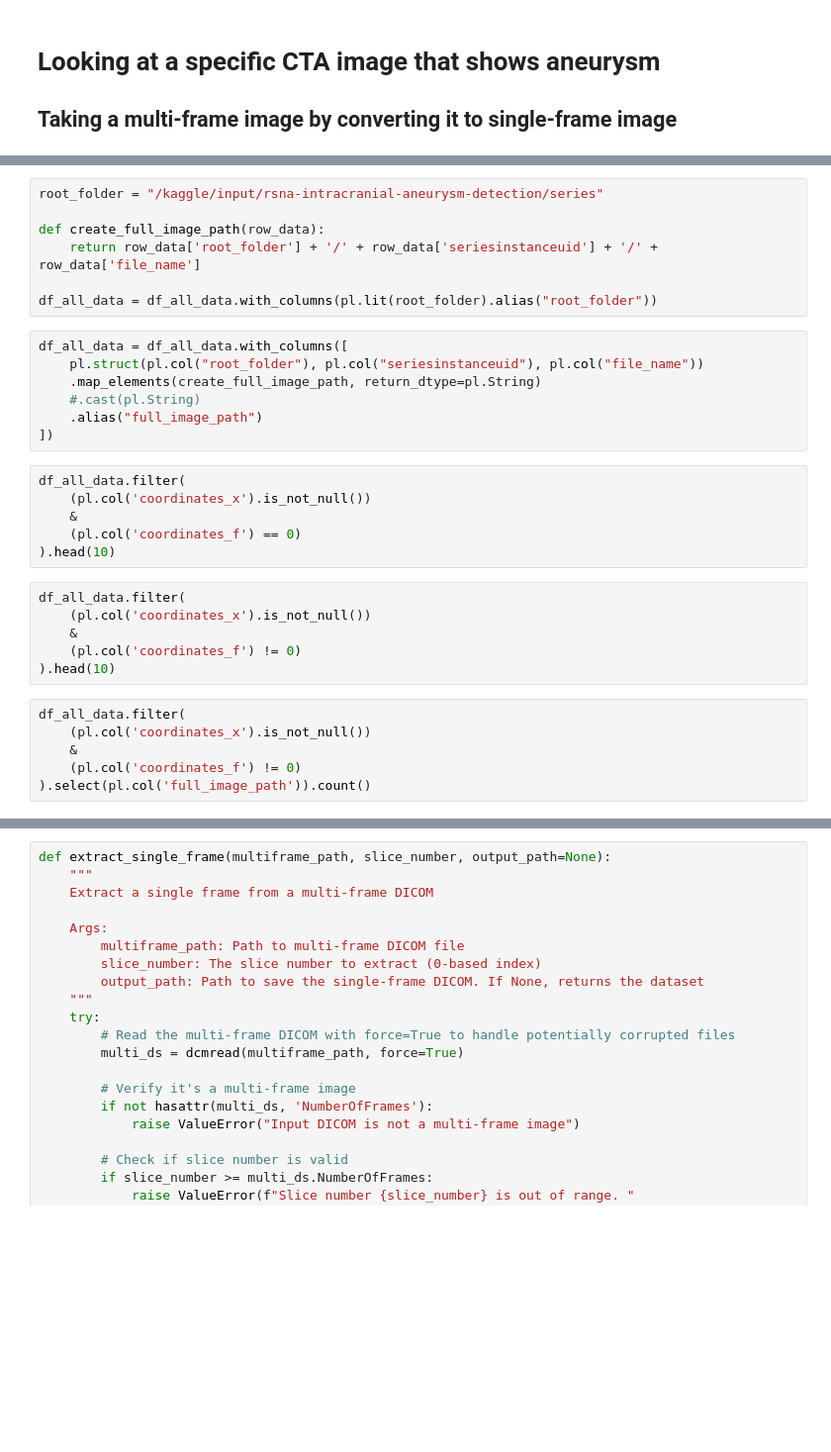
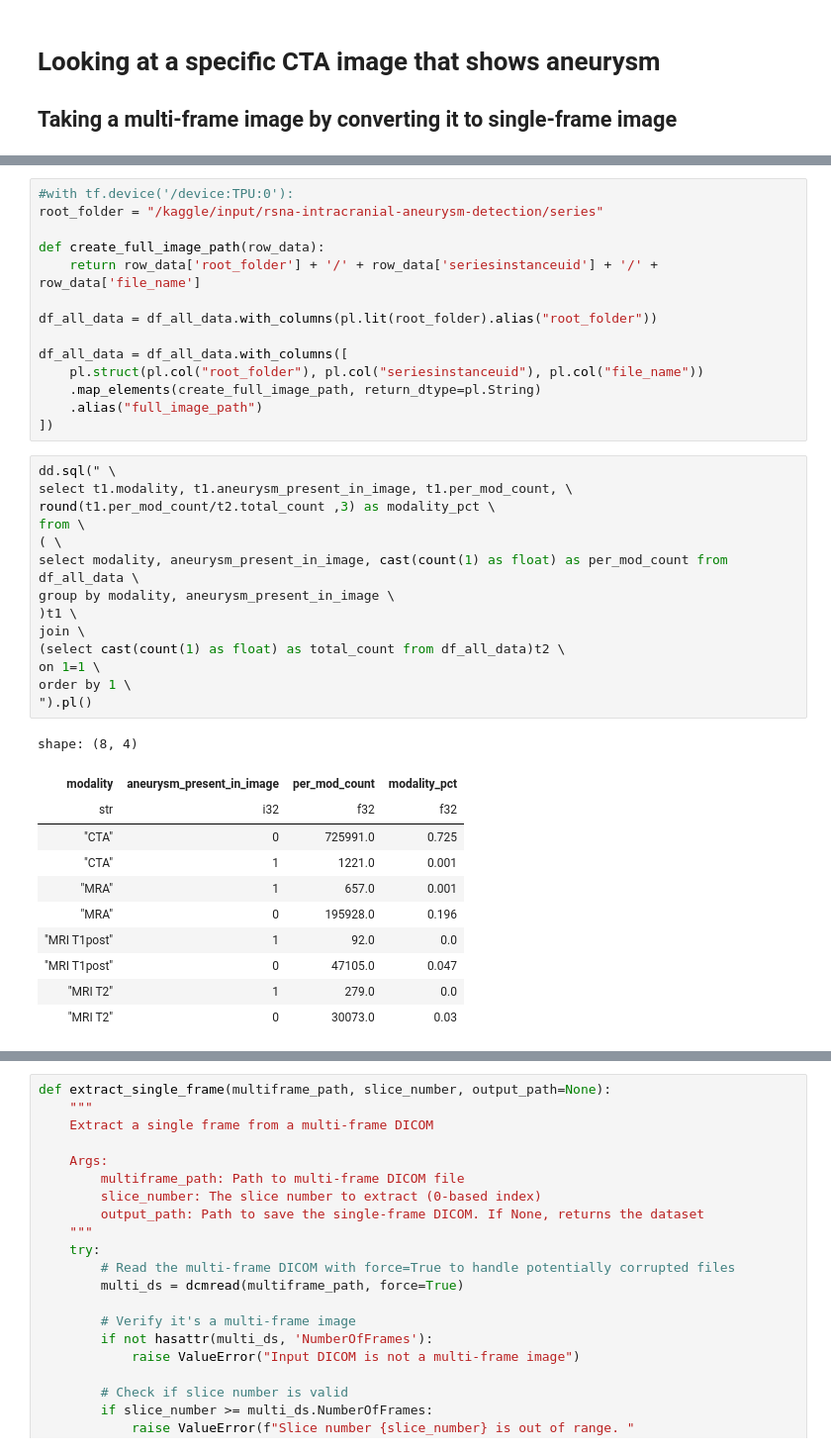
Before and after one commit to sumaniitm/RSNA_Intracranial_Aneurysm_Detection_2025, a Jupyter notebook: suman-notebook-1.ipynb, the cells around one changed output, grey strips where cells are left out. Shown at 99% size. Drawn from its saved outputs; the diff is of its cells as text; blank space fills up the shorter version.

```diff
--- a/suman-notebook-1.ipynb
+++ b/suman-notebook-1.ipynb
@@ -494,32 +389,40 @@ df_all_data.columns
 # %%
+#with tf.device('/device:TPU:0'):
 root_folder = "/kaggle/input/rsna-intracranial-aneurysm-detection/series"
 
 def create_full_image_path(row_data):
     return row_data['root_folder'] + '/' + row_data['seriesinstanceuid'] + '/' + row_data['file_name']
 
 df_all_data = df_all_data.with_columns(pl.lit(root_folder).alias("root_folder"))
+
+df_all_data = df_all_data.with_columns([
+    pl.struct(pl.col("root_folder"), pl.col("seriesinstanceuid"), pl.col("file_name"))
+    .map_elements(create_full_image_path, return_dtype=pl.String)
+    .alias("full_image_path")
+])
-# %%
-df_all_data = df_all_data.with_columns([
-    pl.struct(pl.col("root_folder"), pl.col("seriesinstanceuid"), pl.col("file_name"))
-    .map_elements(create_full_image_path, return_dtype=pl.String)
-    #.cast(pl.String)
-    .alias("full_image_path")
-])
-# %%
-df_all_data.filter(
-    (pl.col('coordinates_x').is_not_null())
-    &
-    (pl.col('coordinates_f') == 0)
-).head(10)
-# %%
-df_all_data.filter(
-    (pl.col('coordinates_x').is_not_null())
-    &
-    (pl.col('coordinates_f') != 0)
-).head(10)
-# %%
-df_all_data.filter(
-    (pl.col('coordinates_x').is_not_null())
-    &
-    (pl.col('coordinates_f') != 0)
-).select(pl.col('full_image_path')).count()
+# %%
+dd.sql(" \
+select t1.modality, t1.aneurysm_present_in_image, t1.per_mod_count, \
+round(t1.per_mod_count/t2.total_count ,3) as modality_pct \
+from \
+( \
+select modality, aneurysm_present_in_image, cast(count(1) as float) as per_mod_count from df_all_data \
+group by modality, aneurysm_present_in_image \
+)t1 \
+join \
+(select cast(count(1) as float) as total_count from df_all_data)t2 \
+on 1=1 \
+order by 1 \
+").pl()
+# %% [output]
+shape: (8, 4)
+| modality | aneurysm_present_in_image | per_mod_count | modality_pct |
+| str | i32 | f32 | f32 |
+| "CTA" | 0 | 725991.0 | 0.725 |
+| "CTA" | 1 | 1221.0 | 0.001 |
+| "MRA" | 1 | 657.0 | 0.001 |
+| "MRA" | 0 | 195928.0 | 0.196 |
+| "MRI T1post" | 1 | 92.0 | 0.0 |
+| "MRI T1post" | 0 | 47105.0 | 0.047 |
+| "MRI T2" | 1 | 279.0 | 0.0 |
+| "MRI T2" | 0 | 30073.0 | 0.03 |
```
Also changed, not shown: parts of 21 cells of this notebook.
